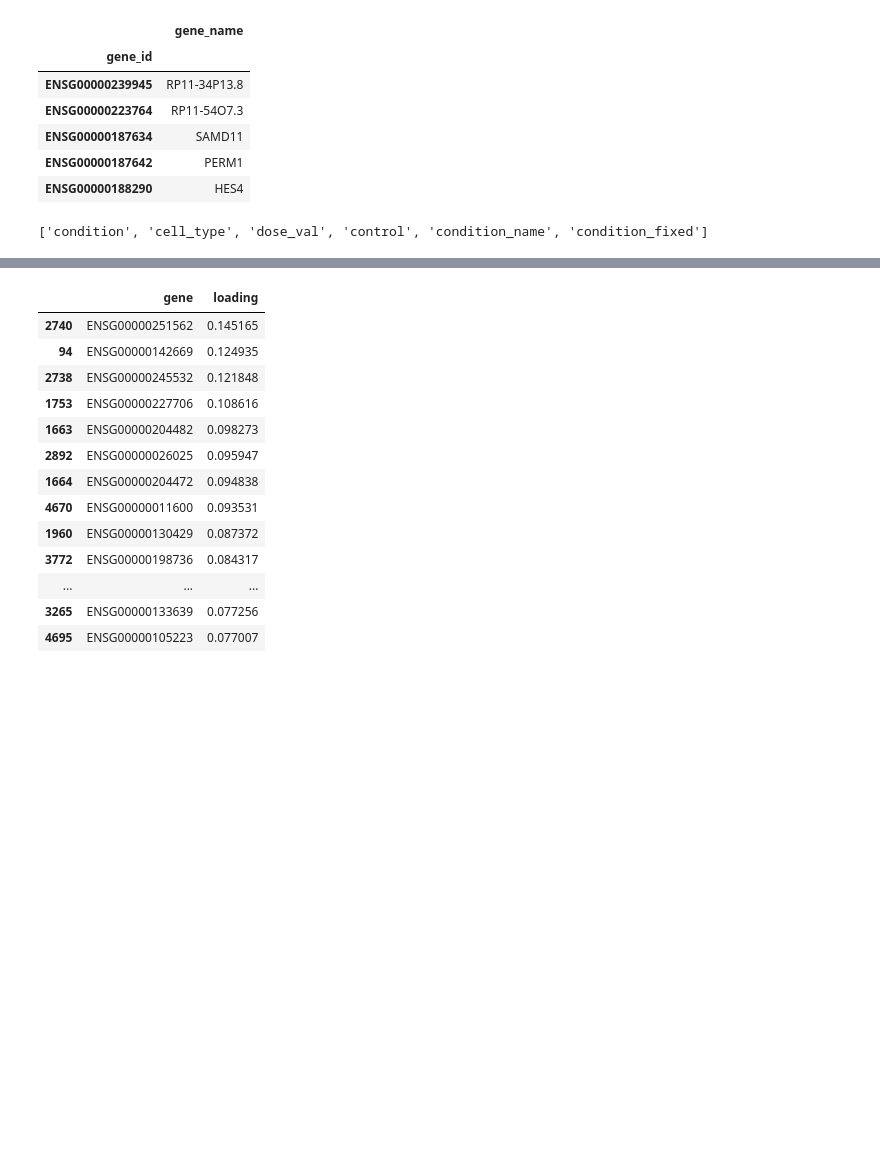
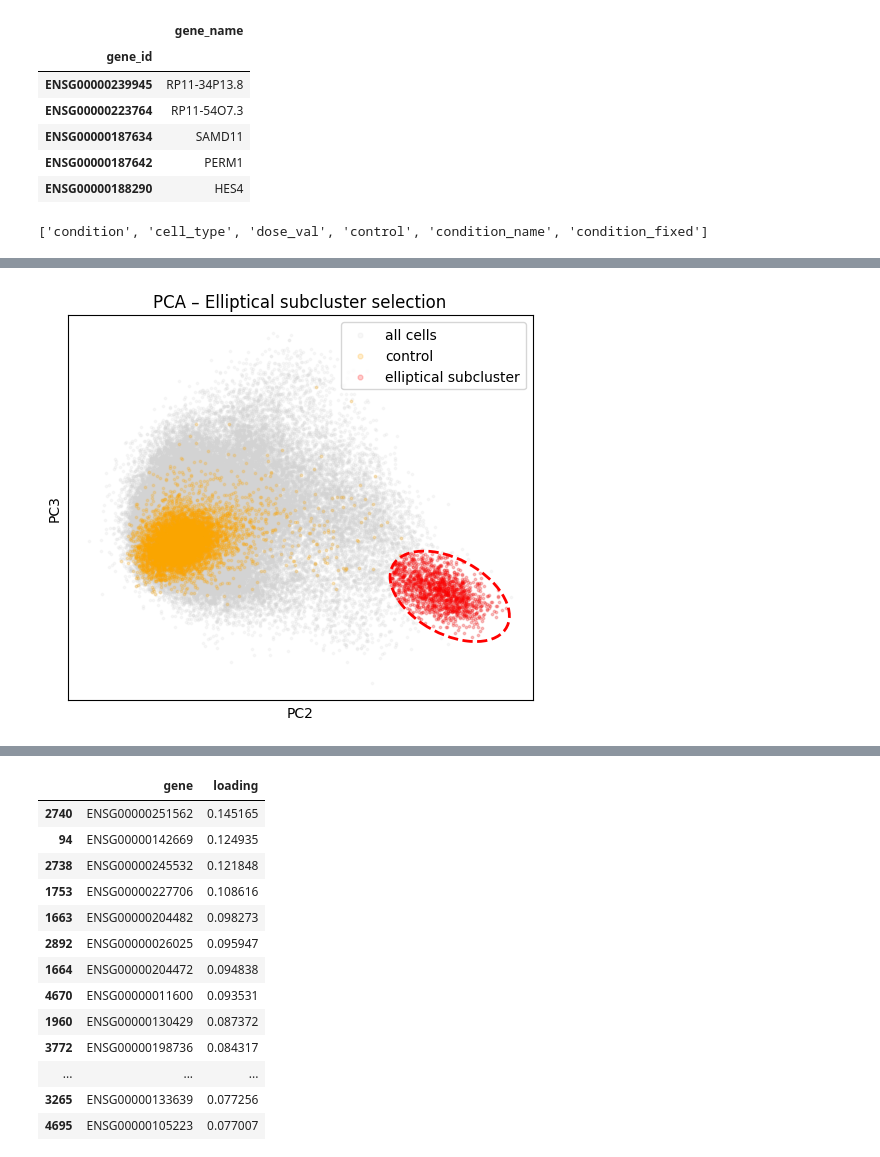
Before and after one commit to Torben4/amlg, a Jupyter notebook: src/projects/scrnaseq_project/scrnaseq_project.ipynb, the cells around one changed output, grey strips where cells are left out. Saved outputs shown, nothing was run; the diff lists cells and outputs as text; code cells hidden in the pictures; blank space fills up the shorter version.

```diff
--- a/src/projects/scrnaseq_project/scrnaseq_project.ipynb
+++ b/src/projects/scrnaseq_project/scrnaseq_project.ipynb
@@ -107,0 +136,97 @@ plt.show()
+# %%
+import numpy as np
+import matplotlib.pyplot as plt
+from matplotlib.patches import Ellipse
+
+# --- PCA coordinates (PC2, PC3) ---
+X = adata.obsm["X_pca"][:, [1, 2]]
+pc2 = X[:, 0]
+pc3 = X[:, 1]
+
+# --- control mask ---
+control_mask = adata.obs["control"] == 1
+
+# --- ellipse parameters (adjust if needed) ---
+center_x, center_y = 14, -5
+width = 8     # ellipse width (PC2 direction)
+height = 5     # ellipse height (PC3 direction)
+angle_deg = -40  # rotation angle in degrees
+
+# --- compute elliptical mask ---
+theta = np.deg2rad(angle_deg)
+cos_t, sin_t = np.cos(theta), np.sin(theta)
+
+# shift to ellipse center
+x = pc2 - center_x
+y = pc3 - center_y
+
+# rotate points (inverse rotation)
+x_rot = cos_t * x + sin_t * y
+y_rot = -sin_t * x + cos_t * y
+
+# ellipse equation
+subcluster_mask = (
+    (x_rot / (width / 2))**2 +
+    (y_rot / (height / 2))**2
+) <= 1
+
+print("Subcluster size:", subcluster_mask.sum())
+
+# --- plotting ---
+plt.figure(figsize=(6, 5))
+
+# all cells
+plt.scatter(
+    pc2, pc3,
+    s=3,
+    c="lightgray",
+    alpha=0.15,
+    label="all cells"
+)
+
+# control cells
+plt.scatter(
+    pc2[control_mask],
+    pc3[control_mask],
+    s=3,
+    c="orange",
+    alpha=0.2,
+    label="control"
+)
+
+# elliptical subcluster
+plt.scatter(
+    pc2[subcluster_mask],
+    pc3[subcluster_mask],
+    s=3,
+    c="red",
+    alpha=0.2,
+    label="elliptical subcluster"
+)
+
+# ellipse overlay
+ellipse = Ellipse(
+    (center_x, center_y),
+    width=width,
+    height=height,
+    angle=angle_deg,
+    edgecolor="red",
+    facecolor="none",
+    linewidth=2,
+    linestyle="--"
+)
+plt.gca().add_patch(ellipse)
+
+plt.xlabel("PC2")
+plt.ylabel("PC3")
+plt.title("PCA – Elliptical subcluster selection")
+plt.legend(markerscale=2)
+plt.xticks([])
+plt.yticks([])
+plt.show()
+
+# store result in adata
+adata.obs["pca_subcluster"] = "rest"
+adata.obs.loc[subcluster_mask, "pca_subcluster"] = "subcluster"
+adata.obs["pca_subcluster"] = adata.obs["pca_subcluster"].astype("category")
+# %% [output]
@@ -108 +234,2 @@ plt.show()
+[figure, added]
 # %%
```
Also changed, not shown: parts of 32 cells of this notebook.
